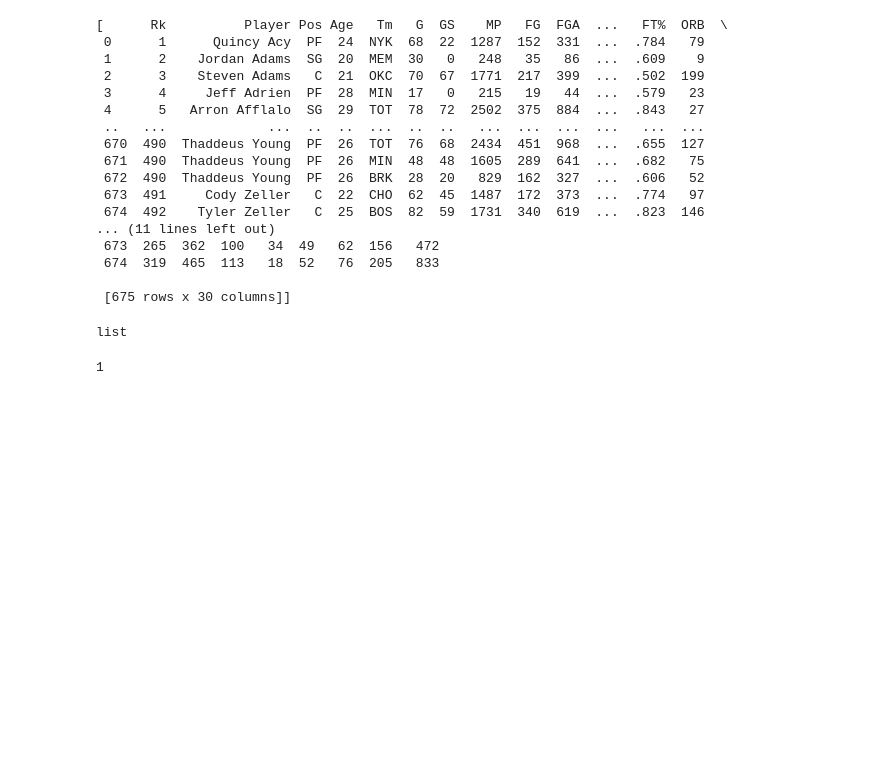
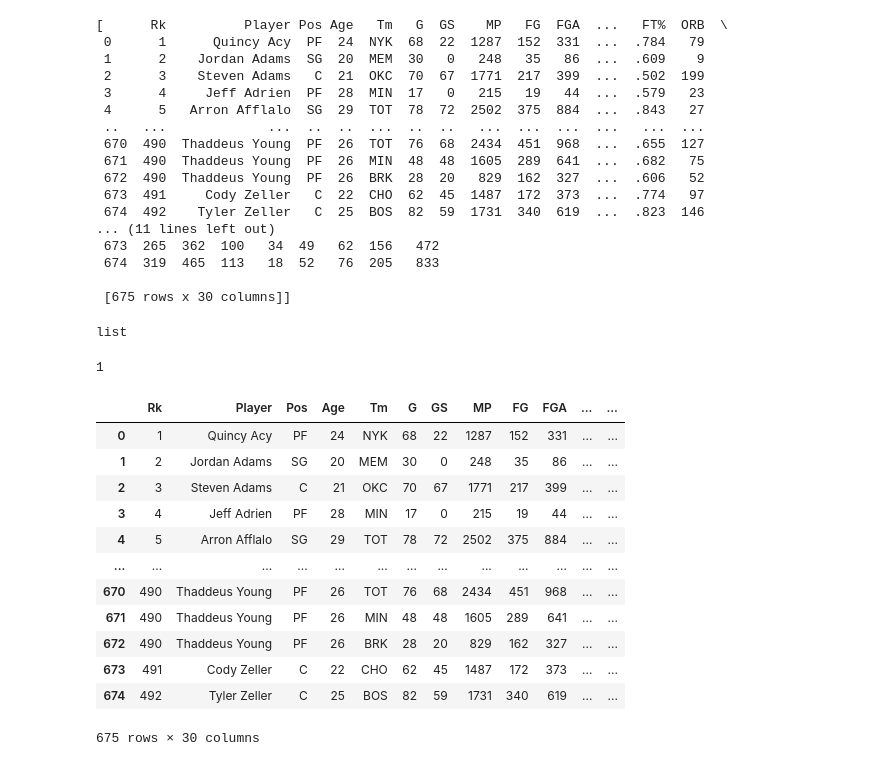
Before and after one commit to anu78600/Learning, a Jupyter notebook: 8.Pandas/pandas-basic.ipynb, the cells around one changed output. Saved outputs shown, nothing was run; the diff lists cells and outputs as text; code cells hidden in the pictures; blank space fills up the shorter version.

```diff
--- a/8.Pandas/pandas-basic.ipynb
+++ b/8.Pandas/pandas-basic.ipynb
@@ -381,3 +381,21 @@ list
 len(url_data)
 # %% [output]
 1
+# %%
+df3 = url_data[0]
+# %%
+df3
+# %% [output]
+|  | Rk | Player | Pos | Age | Tm | G | GS | MP | FG | FGA | ... | ... |
+| 0 | 1 | Quincy Acy | PF | 24 | NYK | 68 | 22 | 1287 | 152 | 331 | ... | ... |
+| 1 | 2 | Jordan Adams | SG | 20 | MEM | 30 | 0 | 248 | 35 | 86 | ... | ... |
+| 2 | 3 | Steven Adams | C | 21 | OKC | 70 | 67 | 1771 | 217 | 399 | ... | ... |
+| 3 | 4 | Jeff Adrien | PF | 28 | MIN | 17 | 0 | 215 | 19 | 44 | ... | ... |
+| 4 | 5 | Arron Afflalo | SG | 29 | TOT | 78 | 72 | 2502 | 375 | 884 | ... | ... |
+| ... | ... | ... | ... | ... | ... | ... | ... | ... | ... | ... | ... | ... |
+| 670 | 490 | Thaddeus Young | PF | 26 | TOT | 76 | 68 | 2434 | 451 | 968 | ... | ... |
+| 671 | 490 | Thaddeus Young | PF | 26 | MIN | 48 | 48 | 1605 | 289 | 641 | ... | ... |
+| 672 | 490 | Thaddeus Young | PF | 26 | BRK | 28 | 20 | 829 | 162 | 327 | ... | ... |
+| 673 | 491 | Cody Zeller | C | 22 | CHO | 62 | 45 | 1487 | 172 | 373 | ... | ... |
+| 674 | 492 | Tyler Zeller | C | 25 | BOS | 82 | 59 | 1731 | 340 | 619 | ... | ... |
+675 rows × 30 columns
```
Also changed, not shown: parts of 14 cells of this notebook, 1 other file.
